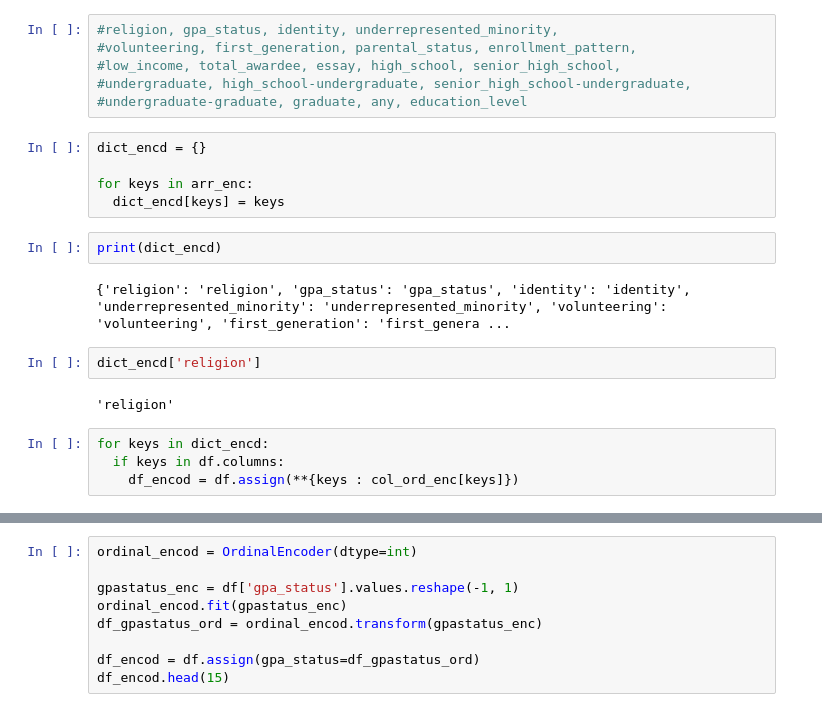
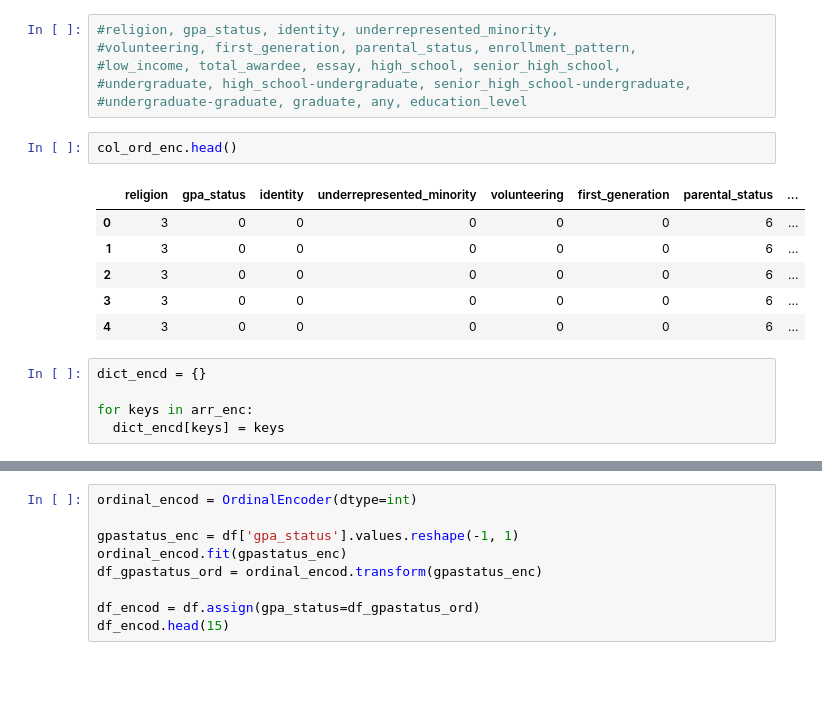
Before and after one commit to kshwg/capstone2023, a Jupyter notebook: Preprocessing.ipynb, the cells around one changed output, grey strips where cells are left out. Cells and saved outputs as stored; diff of their text form; blank space fills up the shorter version.

```diff
--- a/Preprocessing.ipynb
+++ b/Preprocessing.ipynb
@@ -193,20 +193,17 @@ col_ord_enc = df[arr_enc].apply(LabelEncoder().fit_transform)
 #low_income, total_awardee, essay, high_school, senior_high_school,
 #undergraduate, high_school-undergraduate, senior_high_school-undergraduate,
 #undergraduate-graduate, graduate, any, education_level
+# %%
+col_ord_enc.head()
+# %% [output]
+|  | religion | gpa_status | identity | underrepresented_minority | volunteering | first_generation | parental_status | ... |
+| 0 | 3 | 0 | 0 | 0 | 0 | 0 | 6 | ... |
+| 1 | 3 | 0 | 0 | 0 | 0 | 0 | 6 | ... |
+| 2 | 3 | 0 | 0 | 0 | 0 | 0 | 6 | ... |
+| 3 | 3 | 0 | 0 | 0 | 0 | 0 | 6 | ... |
+| 4 | 3 | 0 | 0 | 0 | 0 | 0 | 6 | ... |
 # %%
 dict_encd = {}
 
 for keys in arr_enc:
   dict_encd[keys] = keys
-# %%
-print(dict_encd)
-# %% [output]
-{'religion': 'religion', 'gpa_status': 'gpa_status', 'identity': 'identity', 'underrepresented_minority': 'underrepresented_minority', 'volunteering': 'volunteering', 'first_generation': 'first_genera ...
-# %%
-dict_encd['religion']
-# %% [output]
-'religion'
-# %%
-for keys in dict_encd:
-  if keys in df.columns:
-    df_encod = df.assign(**{keys : col_ord_enc[keys]})
```
Also changed, not shown: parts of 5 cells of this notebook.
